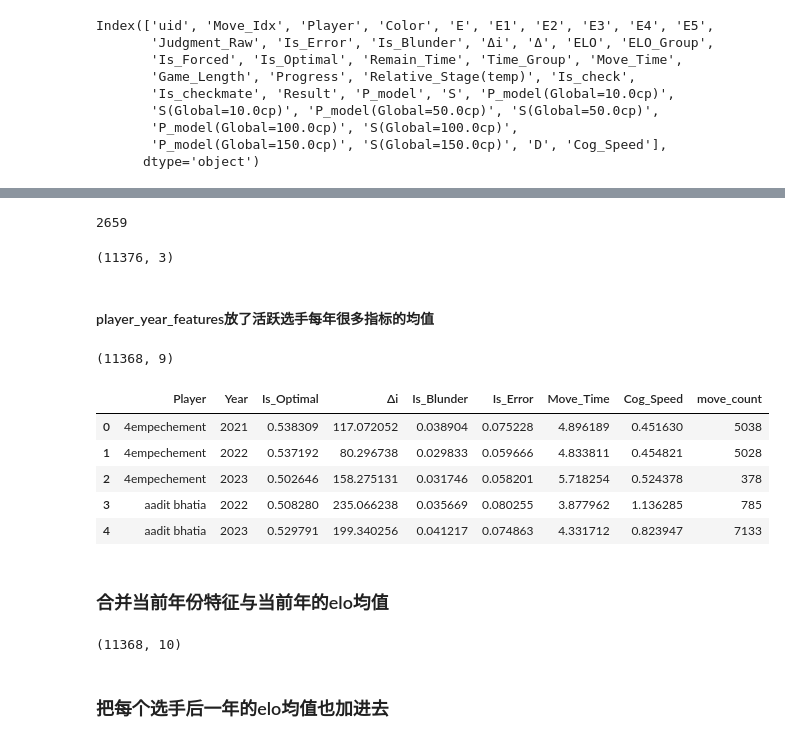
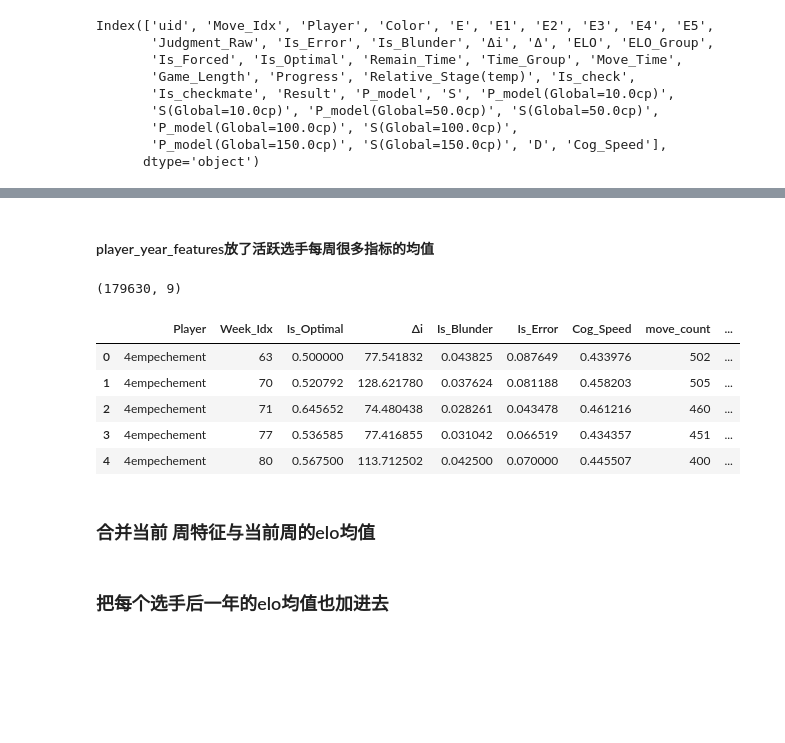
Before and after one commit to zZimablueee/Chess, a Jupyter notebook: complexity/delta_0/graphs/skill_elo.ipynb, the cells around one changed output, grey strips where cells are left out. Drawn from its saved outputs; the diff is of its cells as text; code cells hidden in the pictures; blank space fills up the shorter version.

```diff
--- a/complexity/delta_0/graphs/skill_elo.ipynb
+++ b/complexity/delta_0/graphs/skill_elo.ipynb
@@ -212,18 +336,3 @@ Index(['uid', 'Move_Idx', 'Player', 'Color', 'E', 'E1', 'E2', 'E3', 'E4', 'E5',
        'P_model(Global=100.0cp)', 'S(Global=100.0cp)',
        'P_model(Global=150.0cp)', 'S(Global=150.0cp)', 'D', 'Cog_Speed'],
       dtype='object')
-# %%
-# 1. 只取 games 表中必要的两列，并确保 uid 类型与 df_moves_active 一致
-# 假设你的 games 表变量名就叫 games_df
-df = df[['uid', 'Date']].drop_duplicates('uid')
-
-# 2. 合并到 df_moves_active
-# how='left' 保证不改变 df_moves_active 的行数
-df_moves_active = df_moves_active.merge(df, on='uid', how='left')
-
-# 3. 转换 Date 为年份（既然你要做年度滚动预测）
-# 假设 Date 是 '2025.04.01' 这种格式
-df_moves_active['Year'] = df_moves_active['Date'].str.split('.').str[0].astype(int)
-
-# 验证一下
-print(df_moves_active[['uid', 'Date', 'Year']].head())
@@ -286,46 +514,47 @@ active_player_elo.head()
-# %%
-active_player_elo['Player'].nunique()
-# %% [output]
-2659
-# %%
-active_player_elo.shape
-# %% [output]
-(11376, 3)
 # %% [markdown]
-#### player_year_features放了活跃选手每年很多指标的均值
+#### player_year_features放了活跃选手每周很多指标的均值
 # %%
 # 1. 确保参与计算的列都是数值型
-cols_to_fix = ['Is_Optimal', 'Δi', 'Is_Blunder', 'Is_Error', 'Move_Time', 'Cog_Speed']
+cols_to_fix = ['Is_Optimal', 'Δi', 'Is_Blunder', 'Is_Error', 'Time_Management_Score', 'Cog_Speed']
 for col in cols_to_fix:
     df_moves_active[col] = pd.to_numeric(df_moves_active[col], errors='coerce')
 
 # 把正负无穷全部替换为 NaN,不然只要认知速度有一个样本是inf，最后求出来这个选手这一年的那条数据对应的列就是inf
 df_moves_active[cols_to_fix] = df_moves_active[cols_to_fix].replace([np.inf, -np.inf], np.nan)
 
-# 2. 聚合计算（Pandas mean 默认就不计入 NaN）
-player_year_features = df_moves_active.groupby(['Player', 'Year']).agg({
+# 聚合计算（Pandas mean 默认就不计入 NaN）
+# 步级特征
+player_week_features = df_moves_active.groupby(['Player', 'Week_Idx']).agg({
     'Is_Optimal': 'mean',
     'Δi': 'mean',
     'Is_Blunder': 'mean',
     'Is_Error': 'mean',
-    'Move_Time': 'mean',
     'Cog_Speed': 'mean',
-    'uid': 'count' # 顺便算一下这一年他贡献了多少步，方便后续过滤
+    'uid': 'count' # 顺便算一下这一周他贡献了多少步，方便后续过滤
 }).rename(columns={'uid': 'move_count'}).reset_index()
+
+# 局级特征
+game_level_scores = df_moves_active[['uid', 'Player', 'Week_Idx', 'Time_Management_Score']].drop_duplicates(subset=['uid', 'Player'])
+weekly_tm_avg = game_level_scores.groupby(['Player', 'Week_Idx'])['Time_Management_Score'].mean().reset_index()
+
+# 合并步级特征和局级特征
+player_week_features = player_week_features.merge(weekly_tm_avg, on=['Player', 'Week_Idx'], how='left')
+del game_level_scores
+gc.collect()
 
 # 3. 清理掉那些所有指标全是 NaN 的行
 # 如果 move_count 为 0，说明这个选手那一年根本没数据
-player_year_features = player_year_features.dropna(subset=cols_to_fix, how='all')
+player_week_features = player_week_features.dropna(subset=cols_to_fix, how='all')
 # %%
-player_year_features.shape
+player_week_features.shape
 # %% [output]
-(11368, 9)
+(179630, 9)
 # %%
-player_year_features.head()
+player_week_features.head()
 # %% [output]
-|  | Player | Year | Is_Optimal | Δi | Is_Blunder | Is_Error | Move_Time | Cog_Speed | move_count |
-| 0 | 4empechement | 2021 | 0.538309 | 117.072052 | 0.038904 | 0.075228 | 4.896189 | 0.451630 | 5038 |
-| 1 | 4empechement | 2022 | 0.537192 | 80.296738 | 0.029833 | 0.059666 | 4.833811 | 0.454821 | 5028 |
-| 2 | 4empechement | 2023 | 0.502646 | 158.275131 | 0.031746 | 0.058201 | 5.718254 | 0.524378 | 378 |
-| 3 | aadit bhatia | 2022 | 0.508280 | 235.066238 | 0.035669 | 0.080255 | 3.877962 | 1.136285 | 785 |
-| 4 | aadit bhatia | 2023 | 0.529791 | 199.340256 | 0.041217 | 0.074863 | 4.331712 | 0.823947 | 7133 |
+|  | Player | Week_Idx | Is_Optimal | Δi | Is_Blunder | Is_Error | Cog_Speed | move_count | ... |
+| 0 | 4empechement | 63 | 0.500000 | 77.541832 | 0.043825 | 0.087649 | 0.433976 | 502 | ... |
+| 1 | 4empechement | 70 | 0.520792 | 128.621780 | 0.037624 | 0.081188 | 0.458203 | 505 | ... |
+| 2 | 4empechement | 71 | 0.645652 | 74.480438 | 0.028261 | 0.043478 | 0.461216 | 460 | ... |
+| 3 | 4empechement | 77 | 0.536585 | 77.416855 | 0.031042 | 0.066519 | 0.434357 | 451 | ... |
+| 4 | 4empechement | 80 | 0.567500 | 113.712502 | 0.042500 | 0.070000 | 0.445507 | 400 | ... |
@@ -332,16 +563,14 @@ player_year_features.head()
 # %% [markdown]
-### 合并当前年份特征与当前年的elo均值
+### 合并当前 周特征与当前周的elo均值
 # %%
 # 确保两个表的名字都已经是小写，方便匹配
-player_year_features['Player'] = player_year_features['Player'].str.lower()
-active_player_elo['Player'] = active_player_elo['Player'].str.lower()
+player_week_features['Player'] = player_week_features['Player'].str.lower()
+active_player_history['Player'] = active_player_history['Player'].str.lower()
 
 # 合并：这一步让每一行都拥有了该选手“当年的表现”和“当年的平均分”
-player_year_features = player_year_features.merge(
-    active_player_elo[['Player', 'Year', 'mean_ELO']],
-    on=['Player', 'Year'],
+player_week_features = player_week_features.merge(
+    active_player_history[['Player', 'Week_Idx', 'Weekly_Avg_ELO', 'ELO_Change']],
+    on=['Player', 'Week_Idx'],
     how='inner'
 )
-player_year_features.shape
+player_week_features.shape
-# %% [output]
-(11368, 10)
```
Also changed, not shown: parts of 43 cells of this notebook.
